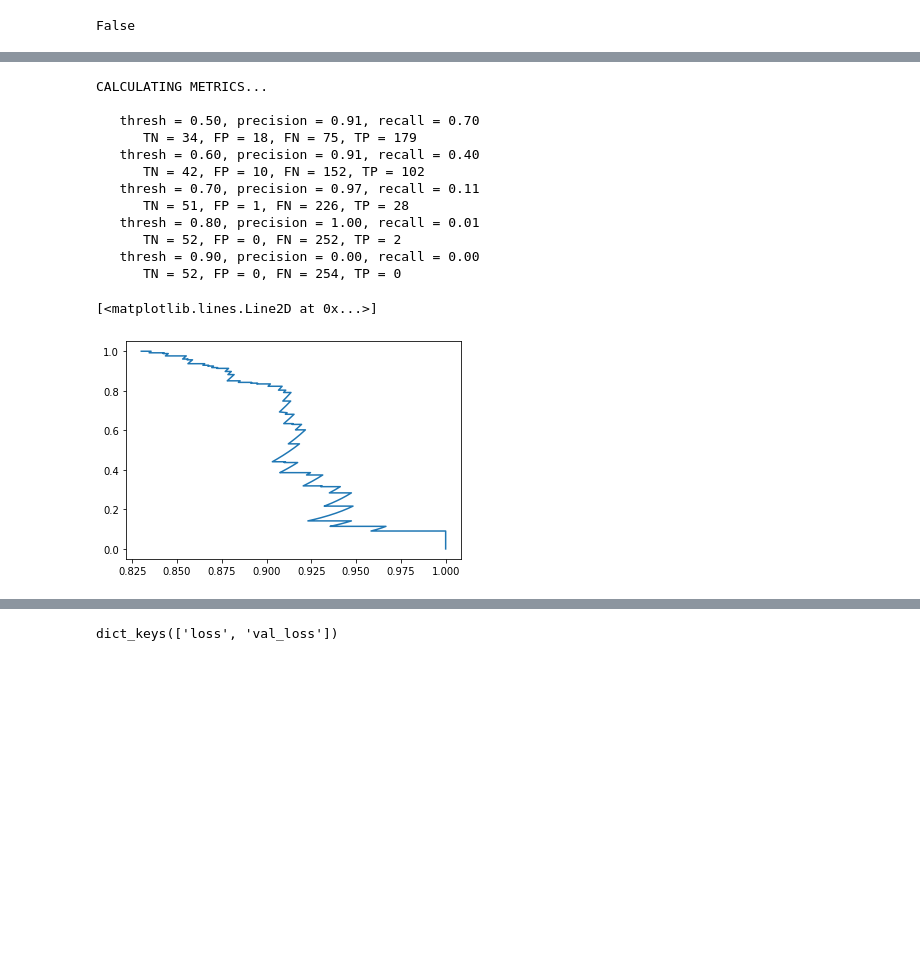
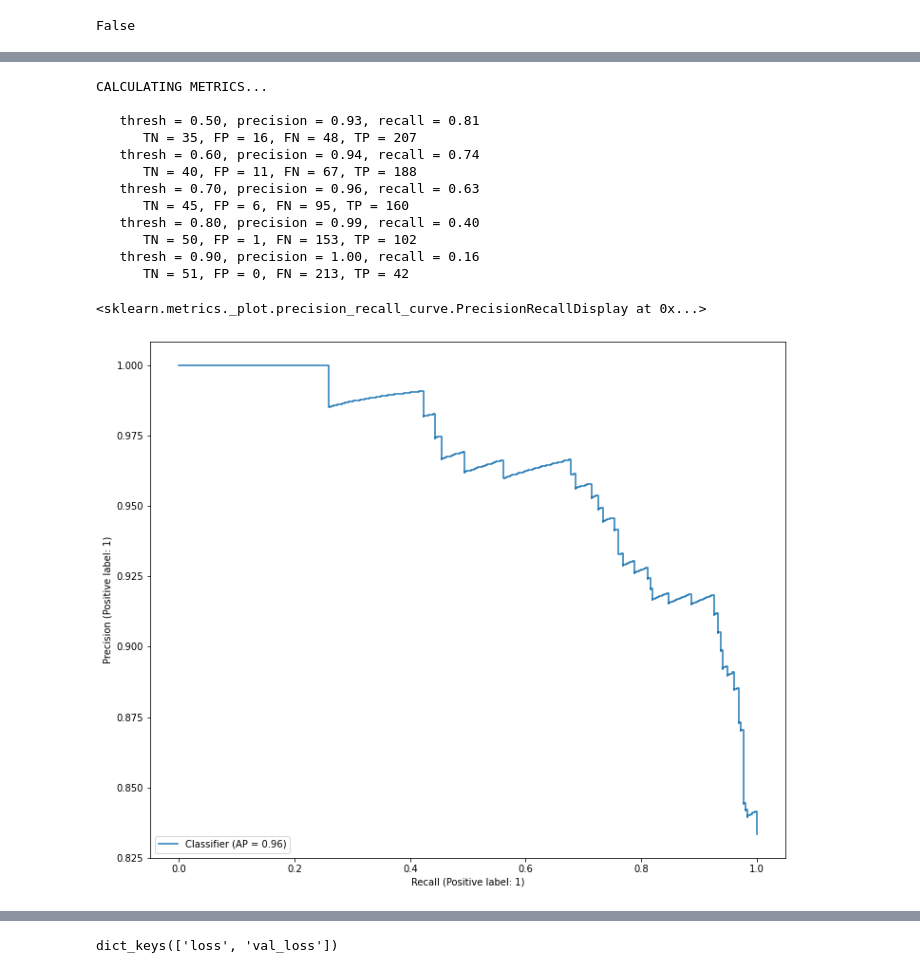
Before and after one commit to spacelabdev/new_world_disco, a Jupyter notebook: code/spacelab-exonet-tess.ipynb, the cells around one changed output, grey strips where cells are left out. Cells and saved outputs as stored; diff of their text form; code cells hidden in the pictures; blank space fills up the shorter version.

```diff
--- a/code/spacelab-exonet-tess.ipynb
+++ b/code/spacelab-exonet-tess.ipynb
@@ -742,0 +1088,9 @@ array([0.6158694 , 0.32004273, 0.79221857, 0.3263402 , 0.68549871,
+# %%
+total = pos+neg
+weight_for_0 = (1/neg)*(total/2.0)
+weight_for_1 = (1/pos)*(total/2.0)
+
+class_weight = {0:2.97, 1:0.6}
+
+print('Weight for class 0: {:.2f}'.format(weight_for_0))
+print('Weight for class 1: {:.2f}'.format(weight_for_1))
@@ -742,0 +1100,12 @@ array([0.6158694 , 0.32004273, 0.79221857, 0.3263402 , 0.68549871,
+# %%
+weighted_model = make_extranet_model()
+weighted_model.load_weights(initial_weights)
+
+weighted_history = weighted_model.fit(
+    x_features,
+    y2_train,
+    batch_size=BATCH_SIZE,
+    epochs=NUM_EPOCHS,
+    validation_data=(val_features, y2_val),
+    # The class weights go here
+    class_weight=class_weight)
@@ -742,0 +1134,3 @@ array([0.6158694 , 0.32004273, 0.79221857, 0.3263402 , 0.68549871,
+# %%
+train_predictions_weighted = weighted_model.predict(x_features, batch_size=BATCH_SIZE)
+test_predictions_weighted = weighted_model.predict(test_features, batch_size=BATCH_SIZE)
@@ -742,0 +1337,7 @@ array([0.6158694 , 0.32004273, 0.79221857, 0.3263402 , 0.68549871,
+# %%
+
+test_output = weighted_model.predict(test_features)
+
+test_gt = y2_test.astype(None).ravel()
+test_output = test_predictions_weighted
+save("./outputs/train_y_output.npy", test_output)
@@ -746,7 +1349,9 @@ from sklearn.metrics import average_precision_score
 from sklearn.metrics import confusion_matrix
 from sklearn.metrics import precision_score
 from sklearn.metrics import recall_score
-from sklearn.metrics import roc_auc_score
+from sklearn.metrics import roc_curve
+from sklearn.metrics import PrecisionRecallDisplay
+from sklearn.metrics import RocCurveDisplay
 
 ########################################
 ####### CALCULATE STATISTICS ###########
@@ -756,45 +1361,47 @@ from sklearn.metrics import roc_auc_score
 print("\nCALCULATING METRICS...\n")
 
 ### calculate average precision & precision-recall curves
-AP = average_precision_score(val_gt, val_output, average=None)
+AP = average_precision_score(test_gt, test_output, average=None)
 # print("   average precision = {0:0.4f}\n".format(AP))
 
 ### calculate precision-recall curve
-P, R, _ = precision_recall_curve(val_gt, val_output)
+P, R, _ = precision_recall_curve(test_gt, test_output)
+
+tpr, fpr, _ = roc_curve(test_gt, test_output)
 
 ### calculate confusion matrix based on different thresholds
 thresh = [0.5, 0.6, 0.7, 0.8, 0.9]
 prec_thresh, recall_thresh = np.zeros(len(thresh)), np.zeros(len(thresh))
 
 for n, nval in enumerate(thresh):
-    pred_byte = np.zeros(len(val_output))
-    for i, val in enumerate(val_output):
+    pred_byte = np.zeros(len(test_output))
+    for i, val in enumerate(test_output):
         if val > nval:
             pred_byte[i] = 1.0
         else:
             pred_byte[i] = 0.0
-    prec_thresh[n] = precision_score(val_gt, pred_byte)
-    recall_thresh[n] = recall_score(val_gt, pred_byte)
+    prec_thresh[n] = precision_score(test_gt, pred_byte, zero_division=1)
+    recall_thresh[n] = recall_score(test_gt, pred_byte, zero_division=1)
     print("   thresh = {0:0.2f}, precision = {1:0.2f}, recall = {2:0.2f}".format(thresh[n], prec_thresh[n], recall_thresh[n]))
-    tn, fp, fn, tp = confusion_matrix(val_gt, pred_byte).ravel()
+    tn, fp, fn, tp = confusion_matrix(test_gt, pred_byte).ravel()
     print("      TN = {0:0}, FP = {1:0}, FN = {2:0}, TP = {3:0}".format(tn, fp, fn, tp))
 # %% [output]
 CALCULATING METRICS...
 
-   thresh = 0.50, precision = 0.91, recall = 0.70
-      TN = 34, FP = 18, FN = 75, TP = 179
-   thresh = 0.60, precision = 0.91, recall = 0.40
-      TN = 42, FP = 10, FN = 152, TP = 102
-   thresh = 0.70, precision = 0.97, recall = 0.11
-      TN = 51, FP = 1, FN = 226, TP = 28
-   thresh = 0.80, precision = 1.00, recall = 0.01
-      TN = 52, FP = 0, FN = 252, TP = 2
-   thresh = 0.90, precision = 0.00, recall = 0.00
-      TN = 52, FP = 0, FN = 254, TP = 0
+   thresh = 0.50, precision = 0.93, recall = 0.81
+      TN = 35, FP = 16, FN = 48, TP = 207
+   thresh = 0.60, precision = 0.94, recall = 0.74
+      TN = 40, FP = 11, FN = 67, TP = 188
+   thresh = 0.70, precision = 0.96, recall = 0.63
+      TN = 45, FP = 6, FN = 95, TP = 160
+   thresh = 0.80, precision = 0.99, recall = 0.40
+      TN = 50, FP = 1, FN = 153, TP = 102
+   thresh = 0.90, precision = 1.00, recall = 0.16
+      TN = 51, FP = 0, FN = 213, TP = 42
 # %%
 import matplotlib.pyplot as plt
 
-plt.plot(P, R)
+PrecisionRecallDisplay.from_predictions(test_gt, test_output)
 # %% [output]
-[<matplotlib.lines.Line2D at 0x...>]
+<sklearn.metrics._plot.precision_recall_curve.PrecisionRecallDisplay at 0x...>
-[figure, old version]
+[figure, new version]
```
Also changed, not shown: parts of 76 cells of this notebook.
